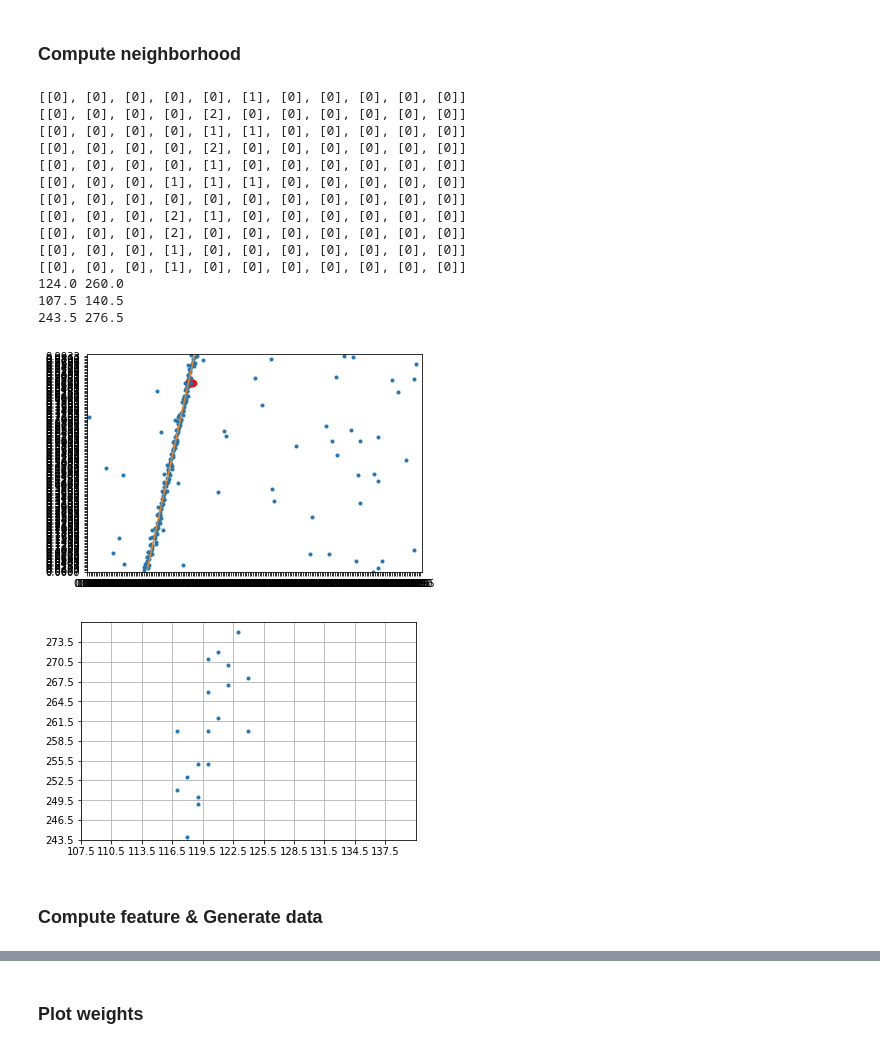
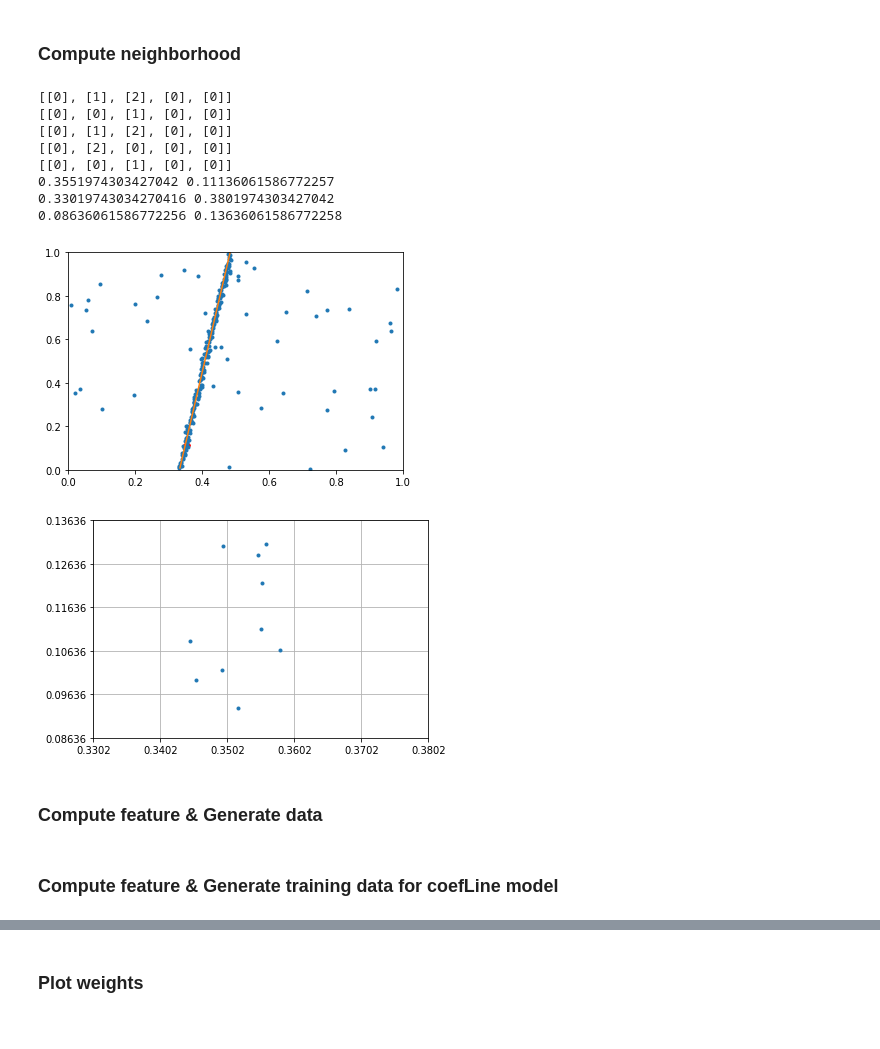
Before and after one commit to BereniceCourant/ImprRansac, a Jupyter notebook: Utils.ipynb, the cells around one changed output, grey strips where cells are left out. Cells and saved outputs as stored; diff of their text form; code cells hidden in the pictures.

```diff
--- a/Utils.ipynb
+++ b/Utils.ipynb
@@ -8,8 +11,8 @@ from itertools import chain
 # %% [markdown]
 ### Define variables
 # %%
-sigma_noise_utils = [2, 2]
-image_size_utils = (400, 300)
+sigma_noise_utils = [0.005, 0.005]
+#image_size_utils = (400, 300)
 nbr_inliers_utils=300
 nbr_outliers_utils=200
 threshold_inliers = 2
@@ -399,25 +512,25 @@ def get_neighbors_radius(data, k, image, radius):
             L.append([xb, yb])
     return L
 # %%
-line = generate_line(image_size_utils)
-data = generate_data(line, image_size_utils, sigma_noise_utils, 200, 50)
+line = generate_line()
+data = generate_data(line, sigma_noise_utils, 200, 50)
 # %%
-def plot_neighborhood_patch(data, k, image, size, scale=(1, 1)):
+def plot_neighborhood_patch(data, k, size, scale=(0.01, 0.01)):
     scale_x, scale_y = scale
     size_x, size_y = size
     n = len(data[0])
-    (x, y) = data[0][k]*image[0], data[1][k]*image[1]
+    (x, y) = data[0][k], data[1][k]
     L = [[0]*(2*size_x+1) for _ in range(2*size_y+1)]
     (L_x, L_y) = ([], [])
     for i in range(n):
-        (xb, yb) = data[0][i]*image[0], data[1][i]*image[1]
+        (xb, yb) = data[0][i], data[1][i]
         dx = xb-x
         if abs(dx) < scale_x/2.:
             lx = 0
-        elif dx >=0.5:
+        elif dx >=scale_x/2.:
             dx = dx - scale_x/2.
             lx = floor(dx/scale_x)+1
-        elif dx <= -0.5:
+        elif dx <= -scale_x/2.:
             dx = dx + scale_x/2.
             lx = floor(dx/scale_x)
         lx += size_x
@@ -425,10 +538,10 @@ def plot_neighborhood_patch(data, k, image, size, scale=(1, 1)):
         dy = yb-y
         if abs(dy) < scale_y/2.:
             ly = 0
-        elif dy >=0.5:
+        elif dy >=scale_y/2.:
             dy = dy - scale_y/2.
             ly = floor(dy/scale_y)+1
-        elif dy <= -0.5:
+        elif dy <= -scale_y/2.:
             dy = dy + scale_y/2.
             ly = floor(dy/scale_y)
         ly += size_y
@@ -449,55 +562,49 @@ def plot_neighborhood_patch(data, k, image, size, scale=(1, 1)):
 # %%
 fig, ax = plt.subplots()
 ax.set_xlim(0, 1)
 ax.set_ylim(0, 1)
-ax.xaxis.set_ticks(np.arange(0, 1, (2./image_size_utils[0])))
-ax.yaxis.set_ticks(np.arange(0, 1, (2./image_size_utils[1])))
+#ax.xaxis.set_ticks(np.arange(0, 1, (2./image_size_utils[0])))
+#ax.yaxis.set_ticks(np.arange(0, 1, (2./image_size_utils[1])))
 plot_data(data, ax)
-plot_line(line, image_size_utils, ax)
+plot_line(line, ax)
 k = np.random.randint(len(data[0]))
-scale = (3, 3)
-size = (5, 5)
-L_x, L_y, L = plot_neighborhood_patch(data, k, image_size_utils, size, scale=scale)
+scale = (0.01, 0.01)
+size = (2, 2)
+L_x, L_y, L = plot_neighborhood_patch(data, k, size, scale=scale)
 #L = get_neighbors_radius(data, k, image_size, (5, 5))
 for x in L:
     print(x)
-circle_1 = plt.Circle((data[0][k], data[1][k]), 7./image_size_utils[0], color='r')
-px, py = data[0][k]*image_size_utils[0], data[1][k]*image_size_utils[1]
+circle_1 = plt.Circle((data[0][k], data[1][k]), 0.01, color='r')
+px, py = data[0][k], data[1][k]
 print(px, py)
 ax.add_artist(circle_1)
 #plt.grid()
 fig.show()
 #plt.savefig('test.png')
 
 fig2, ax2 = plt.subplots()
 (min_x, max_x) = px - (size[0]*scale[0] + scale[0]/2.), px + size[0]*scale[0] + scale[0]/2.
 (min_y, max_y) = py - (size[1]*scale[1] + scale[1]/2.), py + size[1]*scale[1] + scale[1]/2.
 print(min_x, max_x)
 print(min_y, max_y)
 ax2.xaxis.set_ticks(np.arange(min_x, max_x, scale[0]))
 ax2.yaxis.set_ticks(np.arange(min_y, max_y, scale[1]))
 ax2.set_xlim(min_x, max_x)
 ax2.set_ylim(min_y, max_y)
 ax2.plot(L_x, L_y, '.')
 plt.grid()
 fig2.show()
 # %% [output]
-[[0], [0], [0], [0], [0], [1], [0], [0], [0], [0], [0]]
-[[0], [0], [0], [0], [2], [0], [0], [0], [0], [0], [0]]
-[[0], [0], [0], [0], [1], [1], [0], [0], [0], [0], [0]]
-[[0], [0], [0], [0], [2], [0], [0], [0], [0], [0], [0]]
-[[0], [0], [0], [0], [1], [0], [0], [0], [0], [0], [0]]
-[[0], [0], [0], [1], [1], [1], [0], [0], [0], [0], [0]]
-[[0], [0], [0], [0], [0], [0], [0], [0], [0], [0], [0]]
-[[0], [0], [0], [2], [1], [0], [0], [0], [0], [0], [0]]
-[[0], [0], [0], [2], [0], [0], [0], [0], [0], [0], [0]]
-[[0], [0], [0], [1], [0], [0], [0], [0], [0], [0], [0]]
-[[0], [0], [0], [1], [0], [0], [0], [0], [0], [0], [0]]
-124.0 260.0
-107.5 140.5
-243.5 276.5
+[[0], [1], [2], [0], [0]]
+[[0], [0], [1], [0], [0]]
+[[0], [1], [2], [0], [0]]
+[[0], [2], [0], [0], [0]]
+[[0], [0], [1], [0], [0]]
+0.3551974303427042 0.11136061586772257
+0.33019743034270416 0.3801974303427042
+0.08636061586772256 0.13636061586772258
-[figure, old version]
+[figure, new version]
-[figure, old version]
+[figure, new version]
 # %% [markdown]
 ### Compute feature & Generate data
 # %%
@@ -741,0 +1090,2 @@ def split_training_multi(xy, prop=0.1):
+# %% [markdown]
+### Compute feature & Generate training data for coefLine model
```
Also changed, not shown: parts of 46 cells of this notebook, 37 other files.
